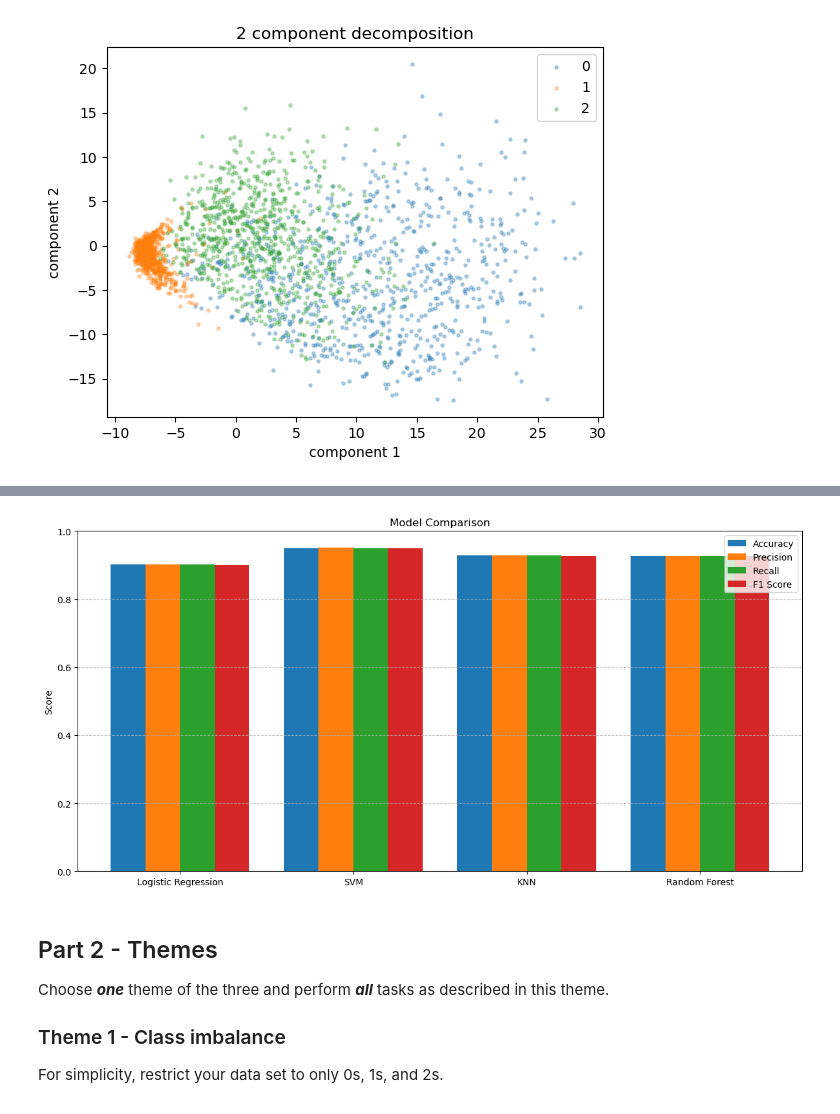
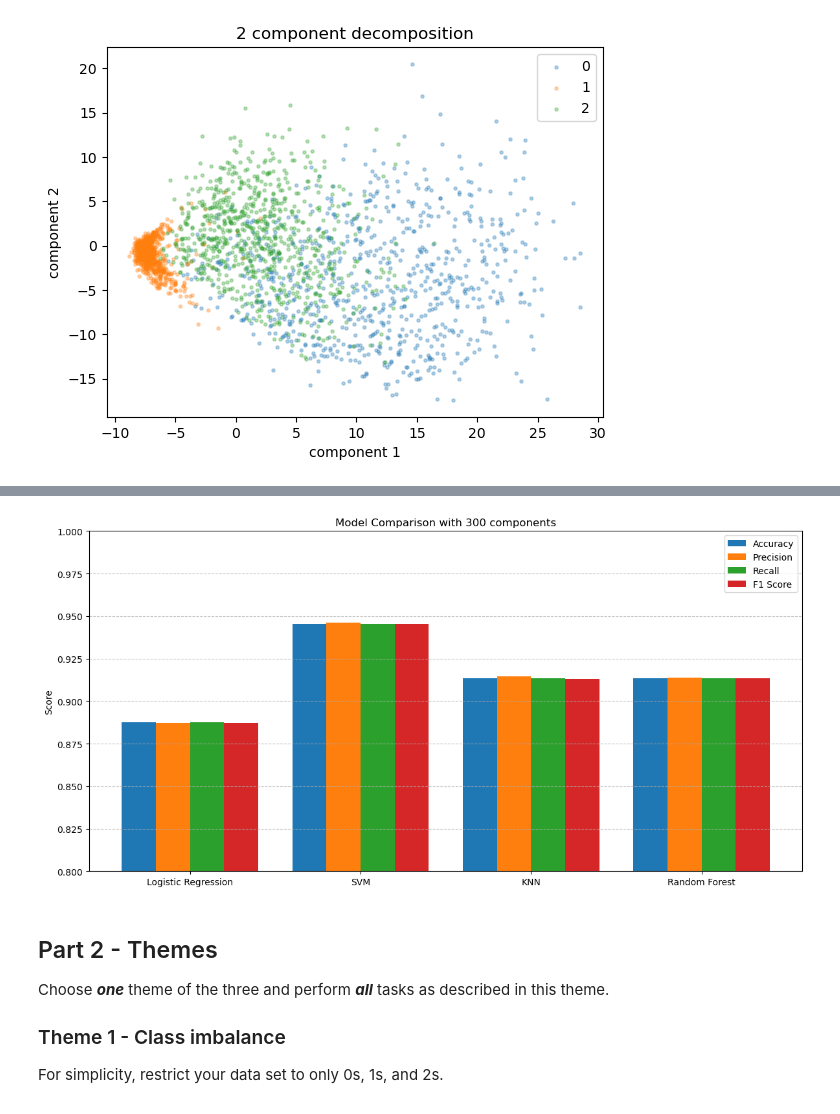
Before and after one commit to Jacob-sandstrom/MVE441-Statistical-learning-for-big-data, a Jupyter notebook: Project 1/project1Py.ipynb, the cells around one changed output, grey strips where cells are left out. Drawn from its saved outputs; the diff is of its cells as text; code cells hidden in the pictures.

```diff
--- a/Project 1/project1Py.ipynb
+++ b/Project 1/project1Py.ipynb
@@ -263,35 +265,35 @@ all_models = {
 }
 
 for name, clf in all_models.items():
     y_pred = clf.predict(x_test)
     model_names.append(name)
     accuracies.append(accuracy_score(y_test, y_pred))
     precisions.append(precision_score(y_test, y_pred, average="weighted"))
     recalls.append(recall_score(y_test, y_pred, average="weighted"))
     f1_scores.append(f1_score(y_test, y_pred, average="weighted"))
 
 
 x = np.arange(len(model_names))
 width = 0.2
 
 fig, ax = plt.subplots(figsize=(12, 6))
 ax.bar(x - 1.5 * width, accuracies, width, label="Accuracy")
 ax.bar(x - 0.5 * width, precisions, width, label="Precision")
 ax.bar(x + 0.5 * width, recalls, width, label="Recall")
 ax.bar(x + 1.5 * width, f1_scores, width, label="F1 Score")
 
 ax.set_xticks(x)
 ax.set_xticklabels(model_names)
-ax.set_ylim(0, 1.0)
+ax.set_ylim(0.8, 1.0)
 ax.set_ylabel("Score")
 ax.set_title(f"Model Comparison with {n_components} components")
 ax.legend()
 ax.grid(axis="y", linestyle="--", alpha=0.7)
 
 plt.tight_layout()
 plt.show()
 # %% [output]
-[figure, old version]
+[figure, new version]
 # %% [markdown]
 ## Part 2 - Themes
 Choose ***one*** theme of the three and perform ***all*** tasks as described in this theme.
```
Also changed, not shown: parts of 2 cells of this notebook.
